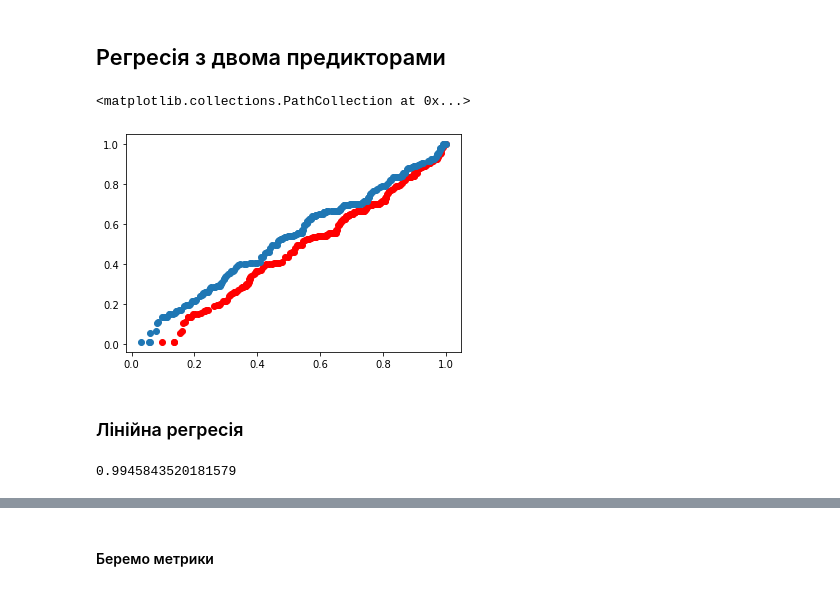
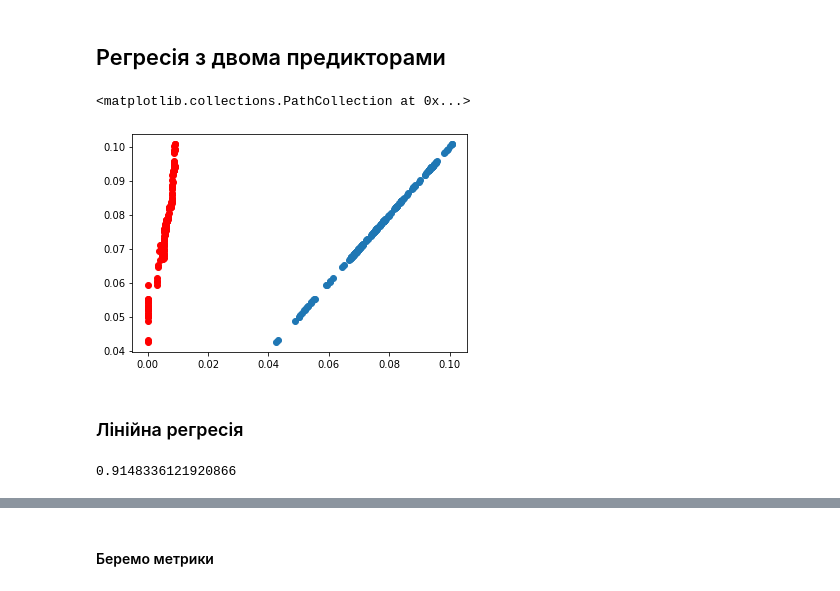
Before and after one commit to nastyabekesheva/DataScience, a Jupyter notebook: coursework/courseworkDS.ipynb, the cells around one changed output, grey strips where cells are left out. Drawn from its saved outputs; the diff is of its cells as text; code cells hidden in the pictures.

```diff
--- a/coursework/courseworkDS.ipynb
+++ b/coursework/courseworkDS.ipynb
@@ -407,0 +381,6 @@ df_normalized
+# %%
+df_normalized = df.copy()
+subset = df_normalized.select_dtypes('number')
+
+df_normalized[subset.columns] = subset.div(subset.sum(axis=1), axis=0)
+df_normalized
@@ -748,16 +731,16 @@ plt.show()
 # %% [markdown]
 ## Регресія з двома предикторами
 # %%
-X = df_normalized[['APC', 'tank']]
-y = df_normalized['MRL']
+X = df_normalized[['special equipment', 'tank']]
+y = df_normalized['field artillery']
 # %%
 X_train, X_test, y_train, y_test = train_test_split(X, y, test_size = 0.25)
 # %%
-plt.scatter(df_normalized['APC'], y, color='r')
-plt.scatter(df_normalized['tank'], y)
+plt.scatter(df_normalized['special equipment'], y, color='r')
+plt.scatter(df_normalized['field artillery'], y)
 # %% [output]
 <matplotlib.collections.PathCollection at 0x...>
-[figure, old version]
+[figure, new version]
 # %%
 metrics_data = {
     "Linear Regression" : [],
@@ -771,7 +754,7 @@ regr = LinearRegression().fit(X_train, y_train)
 
 regr.score(X_test, y_test)
 # %% [output]
-0.9945843520181579
+0.9148336121920866
 # %%
 X_pred = regr.predict(X_test)
 # %%
```
Also changed, not shown: parts of 50 cells of this notebook.
